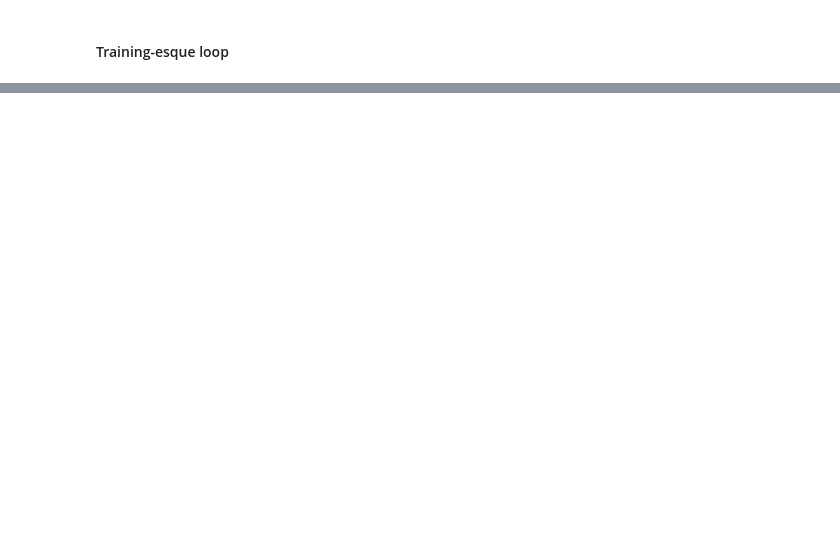
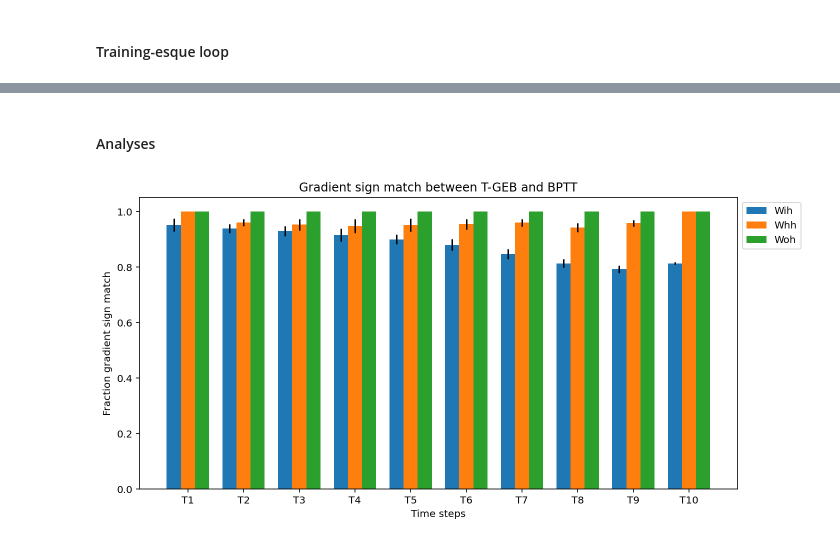
Before and after one commit to AishwaryaHB/recurrent-GEB, a Jupyter notebook: MNIST-dataset-gradient-compare-bptt-fully-gated-rgeb.ipynb, the cells around one changed output, grey strips where cells are left out. Drawn from its saved outputs; the diff is of its cells as text; code cells hidden in the pictures; blank space fills up the shorter version.

Commit message:
Full MNIST dataset
BPTT and T-GEB sign matching, full MNIST dataset

```diff
--- a/MNIST-dataset-gradient-compare-bptt-fully-gated-rgeb.ipynb
+++ b/MNIST-dataset-gradient-compare-bptt-fully-gated-rgeb.ipynb
@@ -87,8 +105,8 @@ elif loader_choice == 'train':
 # %%
-Wih_bp = np.zeros((len_dataset,n_classes,hidden_dim,input_dim),dtype='float32')
-Whh_bp = np.zeros((len_dataset,n_classes,hidden_dim,hidden_dim),dtype='float32')
-Woh_bp = np.zeros((len_dataset,n_classes,output_dim,hidden_dim),dtype='float32')
+# Wih_bp = np.zeros((len_dataset,n_classes,hidden_dim,input_dim),dtype='float32')
+# Whh_bp = np.zeros((len_dataset,n_classes,hidden_dim,hidden_dim),dtype='float32')
+# Woh_bp = np.zeros((len_dataset,n_classes,output_dim,hidden_dim),dtype='float32')
 
-Wih_geb = np.zeros((len_dataset,n_classes,hidden_dim,input_dim),dtype='float32')
-Whh_geb = np.zeros((len_dataset,n_classes,hidden_dim,hidden_dim),dtype='float32')
-Woh_geb = np.zeros((len_dataset,n_classes,output_dim,hidden_dim),dtype='float32')
+# Wih_geb = np.zeros((len_dataset,n_classes,hidden_dim,input_dim),dtype='float32')
+# Whh_geb = np.zeros((len_dataset,n_classes,hidden_dim,hidden_dim),dtype='float32')
+# Woh_geb = np.zeros((len_dataset,n_classes,output_dim,hidden_dim),dtype='float32')
@@ -265,0 +166,35 @@ Frac. 0 signed differences for Woh: 1.0
+# %% [markdown]
+#### Analyses
+# %%
+Wih_means = np.mean(W_ih_frac,axis=0)
+Whh_means = np.mean(W_hh_frac,axis=0)
+Woh_means = np.mean(W_oh_frac,axis=0)
+
+Wih_vars = np.var(W_ih_frac,axis=0)
+Whh_vars = np.var(W_hh_frac,axis=0)
+Woh_vars = np.var(W_oh_frac,axis=0)
+# %%
+labels = ['T'+str(ii) for ii in range(1,n_classes+1)]
+
+x = np.arange(len(labels))  # the label locations
+width = 0.38  # the width of the bars
+c = 1.5 #maniplate spacing between stacks
+
+fig, ax = plt.subplots(figsize=(10,5))
+rects1 = ax.bar(c*x - width, Wih_means, width, yerr=Wih_vars, label='Wih')
+rects2 = ax.bar(c*x, Whh_means, width, yerr=Whh_vars, label='Whh')
+rects3 = ax.bar(c*x + width, Woh_means, width, yerr=Woh_vars, label='Woh')
+
+# Add some text for labels, title and custom x-axis tick labels, etc.
+ax.set_ylabel('Fraction gradient sign match')
+ax.set_xlabel('Time steps')
+ax.set_title('Gradient sign match between T-GEB and BPTT')
+ax.set_xticks(c*x, labels)
+ax.legend(bbox_to_anchor=(1,1))
+
+
+fig.tight_layout()
+
+plt.show()
+# %% [output]
+[figure, added]
```
Also changed, not shown: parts of 24 cells of this notebook.
